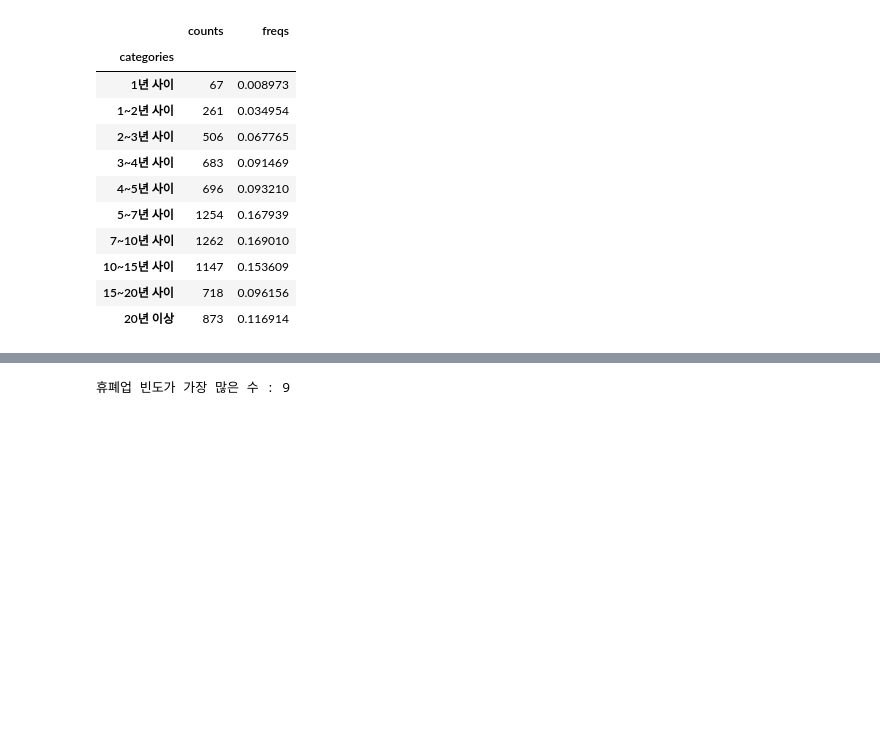
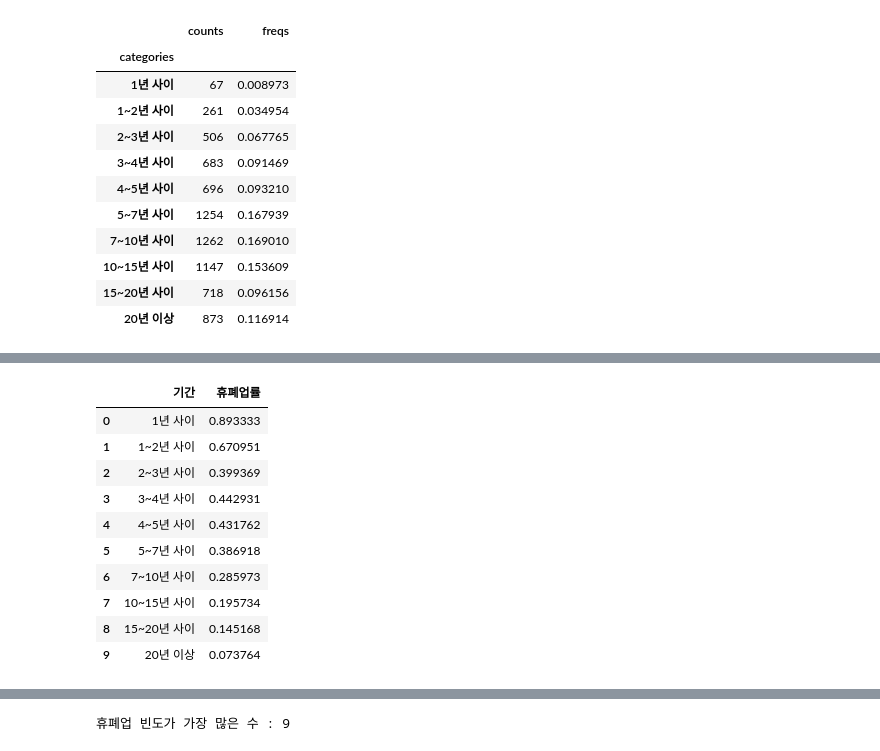
Before and after one commit to chorokdong/Numble_Challenge, a Jupyter notebook: 1. EDA/EDA_1021.ipynb, the cells around one changed output, grey strips where cells are left out. Saved outputs shown, nothing was run; the diff lists cells and outputs as text; code cells hidden in the pictures; blank space fills up the shorter version.

```diff
--- a/1. EDA/EDA_1021.ipynb
+++ b/1. EDA/EDA_1021.ipynb
@@ -575,0 +733,19 @@ D_V_bins.describe()
+# %%
+d_v = {'1년 사이' : 67 / (67 + 8), "1~2년 사이" : 261 / (128 + 261), "2~3년 사이" : 506 / (761 + 506),
+               "3~4년 사이" : 683 / (859 + 683), "4~5년 사이" : 696 / (916 + 696), "5~7년 사이" : 1254 / (1987 + 1254),
+               "7~10년 사이" : 1262 / (3151 + 1262), "10~15년 사이" : 1147 / (4713 + 1147), "15~20년 사이" : 718 / (4228 + 718), "20년 이상" : 873 / (10962 + 873)}
+
+death_valley = pd.DataFrame(d_v.items(), columns = ['기간','휴폐업률'])
+death_valley
+# %% [output]
+|  | 기간 | 휴폐업률 |
+| 0 | 1년 사이 | 0.893333 |
+| 1 | 1~2년 사이 | 0.670951 |
+| 2 | 2~3년 사이 | 0.399369 |
+| 3 | 3~4년 사이 | 0.442931 |
+| 4 | 4~5년 사이 | 0.431762 |
+| 5 | 5~7년 사이 | 0.386918 |
+| 6 | 7~10년 사이 | 0.285973 |
+| 7 | 10~15년 사이 | 0.195734 |
+| 8 | 15~20년 사이 | 0.145168 |
+| 9 | 20년 이상 | 0.073764 |
```
Also changed, not shown: parts of 23 cells of this notebook.
